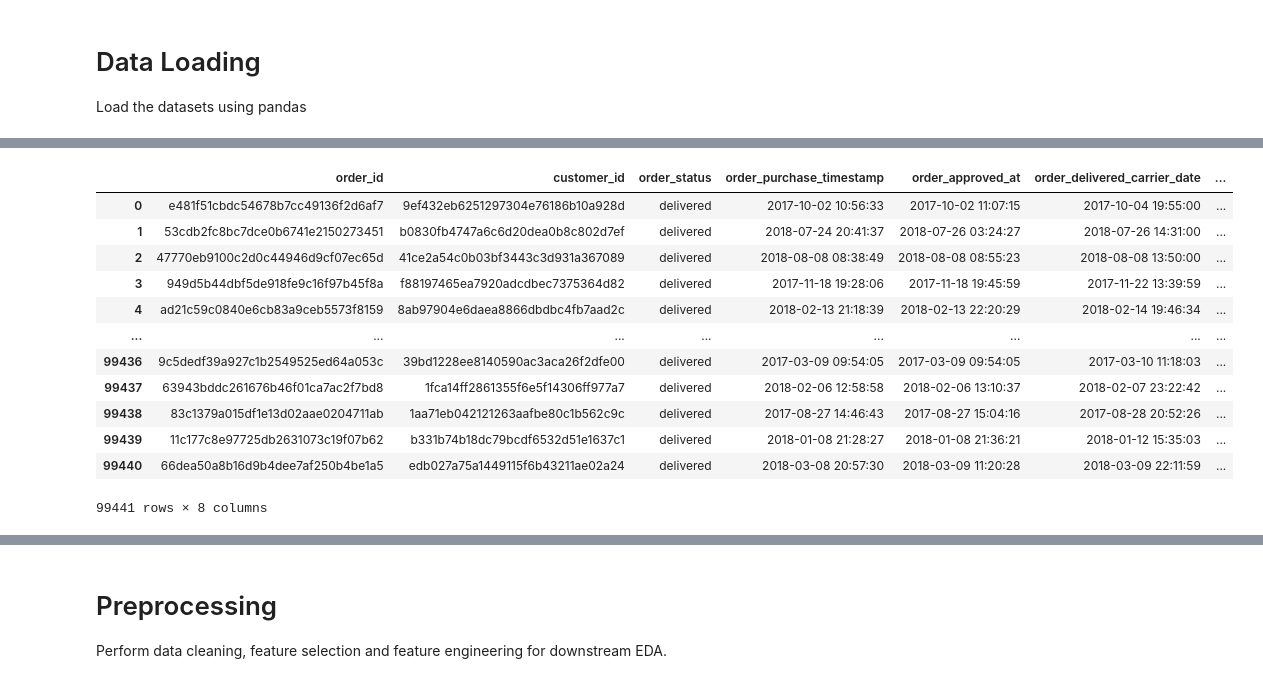
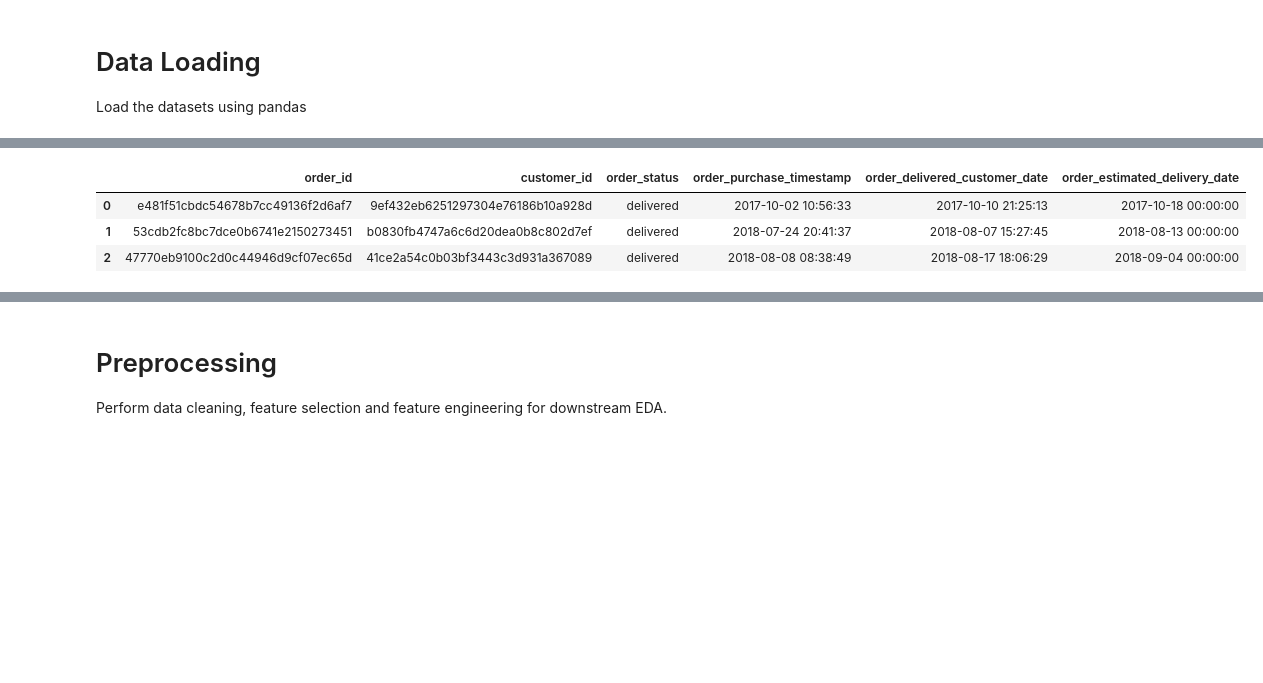
Before and after one commit to g-awaine/y3s2_caie_assessment, a Jupyter notebook: eda.ipynb, the cells around one changed output, grey strips where cells are left out. Drawn from its saved outputs; the diff is of its cells as text; code cells hidden in the pictures; blank space fills up the shorter version.

```diff
--- a/eda.ipynb
+++ b/eda.ipynb
@@ -128,20 +93,11 @@ reviews_df
 # %%
 # Load the orders dataset
-orders_df = pd.read_csv("./data/01_raw/olist_orders_dataset.csv")
-orders_df
+orders_df = pd.read_csv("./data/02_processed/cleaned_orders_dataset.csv")
+orders_df.head(3)
 # %% [output]
-|  | order_id | customer_id | order_status | order_purchase_timestamp | order_approved_at | order_delivered_carrier_date | ... |
-| 0 | e481f51cbdc54678b7cc49136f2d6af7 | 9ef432eb6251297304e76186b10a928d | delivered | 2017-10-02 10:56:33 | 2017-10-02 11:07:15 | 2017-10-04 19:55:00 | ... |
-| 1 | 53cdb2fc8bc7dce0b6741e2150273451 | b0830fb4747a6c6d20dea0b8c802d7ef | delivered | 2018-07-24 20:41:37 | 2018-07-26 03:24:27 | 2018-07-26 14:31:00 | ... |
-| 2 | 47770eb9100c2d0c44946d9cf07ec65d | 41ce2a54c0b03bf3443c3d931a367089 | delivered | 2018-08-08 08:38:49 | 2018-08-08 08:55:23 | 2018-08-08 13:50:00 | ... |
-| 3 | 949d5b44dbf5de918fe9c16f97b45f8a | f88197465ea7920adcdbec7375364d82 | delivered | 2017-11-18 19:28:06 | 2017-11-18 19:45:59 | 2017-11-22 13:39:59 | ... |
-| 4 | ad21c59c0840e6cb83a9ceb5573f8159 | 8ab97904e6daea8866dbdbc4fb7aad2c | delivered | 2018-02-13 21:18:39 | 2018-02-13 22:20:29 | 2018-02-14 19:46:34 | ... |
-| ... | ... | ... | ... | ... | ... | ... | ... |
-| 99436 | 9c5dedf39a927c1b2549525ed64a053c | 39bd1228ee8140590ac3aca26f2dfe00 | delivered | 2017-03-09 09:54:05 | 2017-03-09 09:54:05 | 2017-03-10 11:18:03 | ... |
-| 99437 | 63943bddc261676b46f01ca7ac2f7bd8 | 1fca14ff2861355f6e5f14306ff977a7 | delivered | 2018-02-06 12:58:58 | 2018-02-06 13:10:37 | 2018-02-07 23:22:42 | ... |
-| 99438 | 83c1379a015df1e13d02aae0204711ab | 1aa71eb042121263aafbe80c1b562c9c | delivered | 2017-08-27 14:46:43 | 2017-08-27 15:04:16 | 2017-08-28 20:52:26 | ... |
-| 99439 | 11c177c8e97725db2631073c19f07b62 | b331b74b18dc79bcdf6532d51e1637c1 | delivered | 2018-01-08 21:28:27 | 2018-01-08 21:36:21 | 2018-01-12 15:35:03 | ... |
-| 99440 | 66dea50a8b16d9b4dee7af250b4be1a5 | edb027a75a1449115f6b43211ae02a24 | delivered | 2018-03-08 20:57:30 | 2018-03-09 11:20:28 | 2018-03-09 22:11:59 | ... |
+|  | order_id | customer_id | order_status | order_purchase_timestamp | order_delivered_customer_date | order_estimated_delivery_date |
+| 0 | e481f51cbdc54678b7cc49136f2d6af7 | 9ef432eb6251297304e76186b10a928d | delivered | 2017-10-02 10:56:33 | 2017-10-10 21:25:13 | 2017-10-18 00:00:00 |
+| 1 | 53cdb2fc8bc7dce0b6741e2150273451 | b0830fb4747a6c6d20dea0b8c802d7ef | delivered | 2018-07-24 20:41:37 | 2018-08-07 15:27:45 | 2018-08-13 00:00:00 |
+| 2 | 47770eb9100c2d0c44946d9cf07ec65d | 41ce2a54c0b03bf3443c3d931a367089 | delivered | 2018-08-08 08:38:49 | 2018-08-17 18:06:29 | 2018-09-04 00:00:00 |
-99441 rows × 8 columns
 # %%
 # Load the products dataset
```
Also changed, not shown: parts of 42 cells of this notebook, 8 other files.
